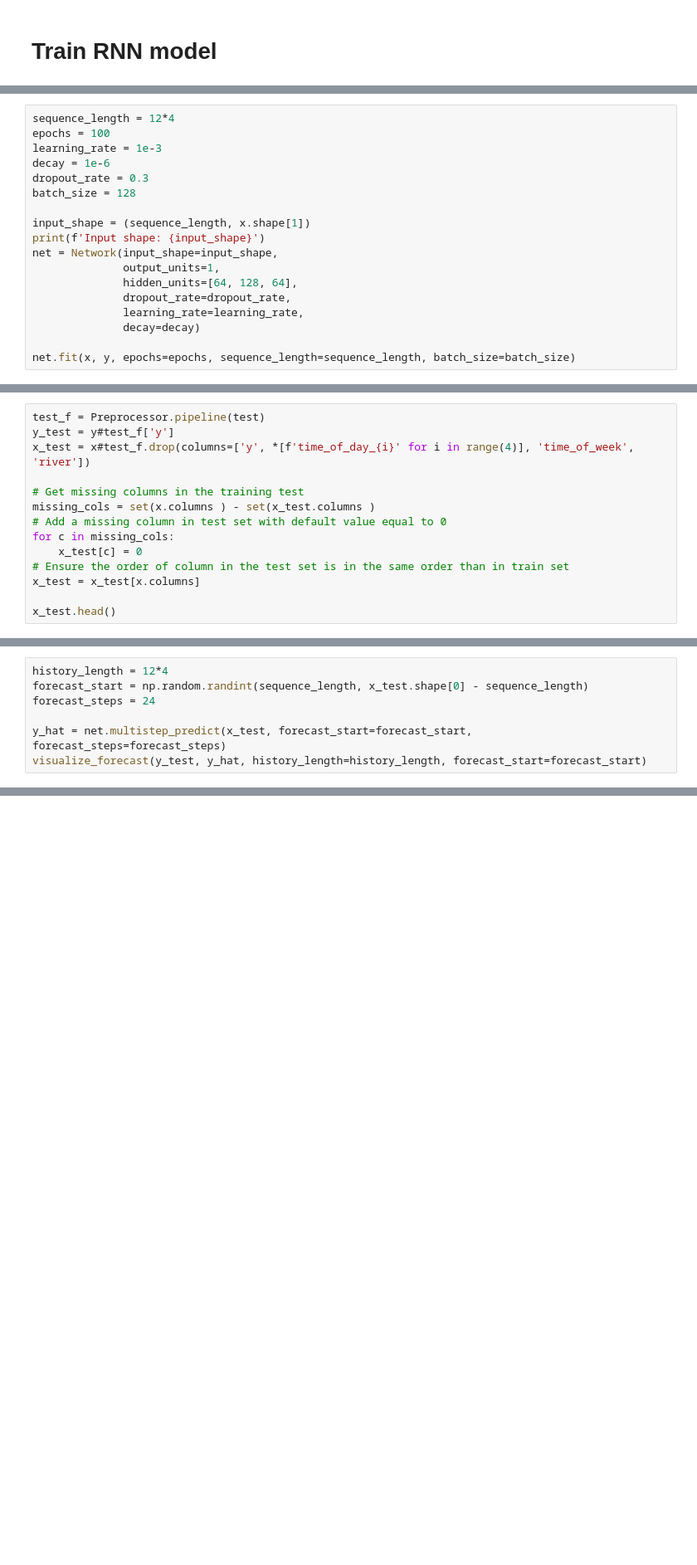
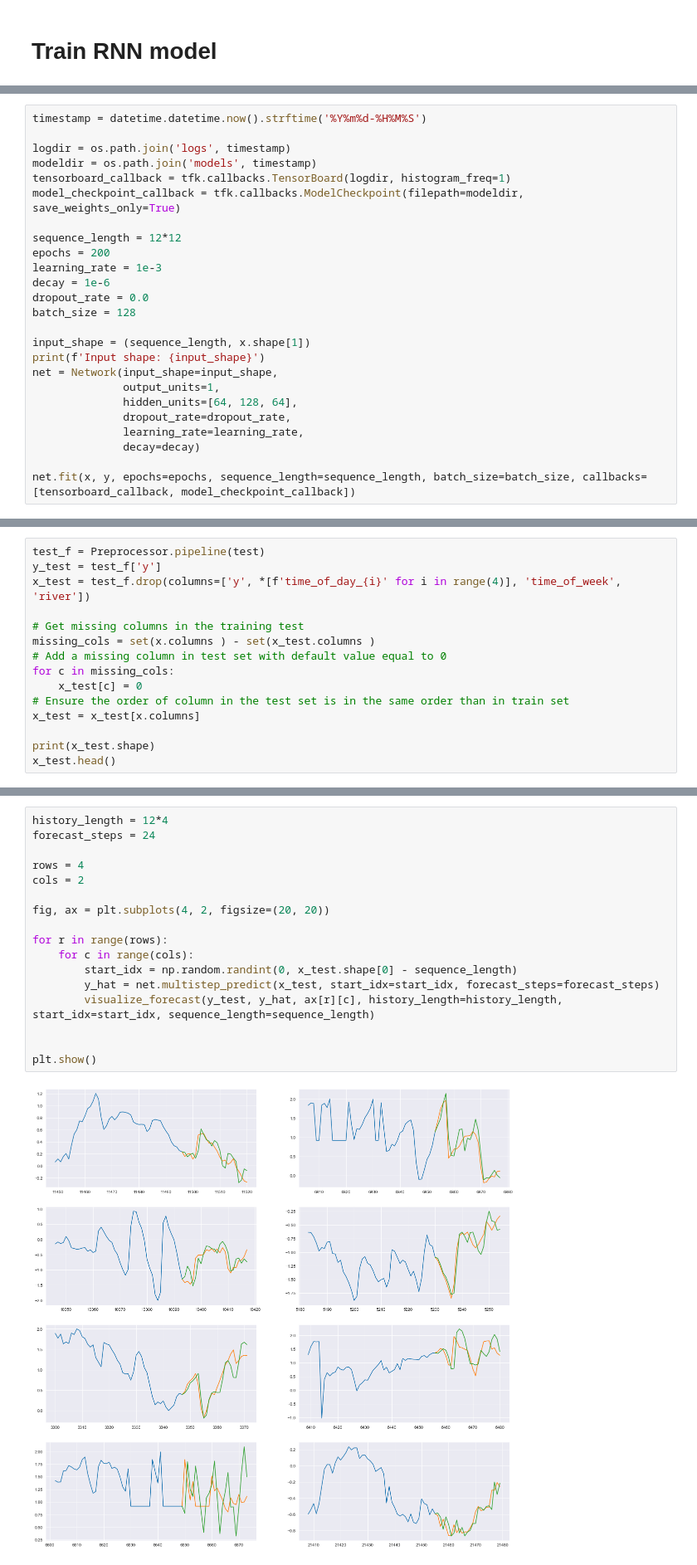
Before and after one commit to fredrvaa/Time-Series-RNN, a Jupyter notebook: notebook.ipynb, the cells around one changed output, grey strips where cells are left out. Shown at 83% size. Saved outputs shown, nothing was run; the diff lists cells and outputs as text; blank space fills up the shorter version.

Commit message:
Fix bug in visualization and add functionality for multiple plots

```diff
--- a/notebook.ipynb
+++ b/notebook.ipynb
@@ -148,11 +157,18 @@ x.head()
 | 2019-01-10 14:25:00 | 0.428928 | -1.464007 | -2.878698 | 0.159581 | 0.187968 | 0.189363 | -1.70571 | 1 | 0 | ... |
 | 2019-01-10 14:30:00 | 0.428928 | -1.464007 | -2.878698 | 0.159581 | 0.187968 | 0.189363 | -1.70571 | 1 | 0 | ... |
 # %%
-sequence_length = 12*4
-epochs = 100
+timestamp = datetime.datetime.now().strftime('%Y%m%d-%H%M%S')
+
+logdir = os.path.join('logs', timestamp)
+modeldir = os.path.join('models', timestamp)
+tensorboard_callback = tfk.callbacks.TensorBoard(logdir, histogram_freq=1)
+model_checkpoint_callback = tfk.callbacks.ModelCheckpoint(filepath=modeldir, save_weights_only=True)
+
+sequence_length = 12*12
+epochs = 200
 learning_rate = 1e-3
 decay = 1e-6
-dropout_rate = 0.3
+dropout_rate = 0.0
 batch_size = 128
 
 input_shape = (sequence_length, x.shape[1])
@@ -164,5 +180,5 @@ net = Network(input_shape=input_shape,
               learning_rate=learning_rate,
               decay=decay)
 
-net.fit(x, y, epochs=epochs, sequence_length=sequence_length, batch_size=batch_size)
+net.fit(x, y, epochs=epochs, sequence_length=sequence_length, batch_size=batch_size, callbacks=[tensorboard_callback, model_checkpoint_callback])
 # %% [output]
@@ -207,7 +202,7 @@ Epoch 4/100
 # %%
 test_f = Preprocessor.pipeline(test)
-y_test = y#test_f['y']
-x_test = x#test_f.drop(columns=['y', *[f'time_of_day_{i}' for i in range(4)], 'time_of_week', 'river'])
+y_test = test_f['y']
+x_test = test_f.drop(columns=['y', *[f'time_of_day_{i}' for i in range(4)], 'time_of_week', 'river'])
 
 # Get missing columns in the training test
 missing_cols = set(x.columns ) - set(x_test.columns )
@@ -217,4 +212,5 @@ for c in missing_cols:
 # Ensure the order of column in the test set is in the same order than in train set
 x_test = x_test[x.columns]
 
+print(x_test.shape)
 x_test.head()
@@ -221,9 +226,2 @@ x_test.head()
-# %%
-history_length = 12*4
-forecast_start = np.random.randint(sequence_length, x_test.shape[0] - sequence_length)
-forecast_steps = 24
-
-y_hat = net.multistep_predict(x_test, forecast_start=forecast_start, forecast_steps=forecast_steps)
-visualize_forecast(y_test, y_hat, history_length=history_length, forecast_start=forecast_start)
 # %%
 %tensorboard --logdir logs
@@ -229,0 +230,19 @@ visualize_forecast(y_test, y_hat, history_length=history_length, forecast_start=
+# %%
+history_length = 12*4
+forecast_steps = 24
+
+rows = 4
+cols = 2
+
+fig, ax = plt.subplots(4, 2, figsize=(20, 20))
+
+for r in range(rows):
+    for c in range(cols):
+        start_idx = np.random.randint(0, x_test.shape[0] - sequence_length)
+        y_hat = net.multistep_predict(x_test, start_idx=start_idx, forecast_steps=forecast_steps)
+        visualize_forecast(y_test, y_hat, ax[r][c], history_length=history_length, start_idx=start_idx, sequence_length=sequence_length)
+
+
+plt.show()
+# %% [output]
+[figure, added]
```
Also changed, not shown: parts of 10 cells of this notebook, 2 other files.
